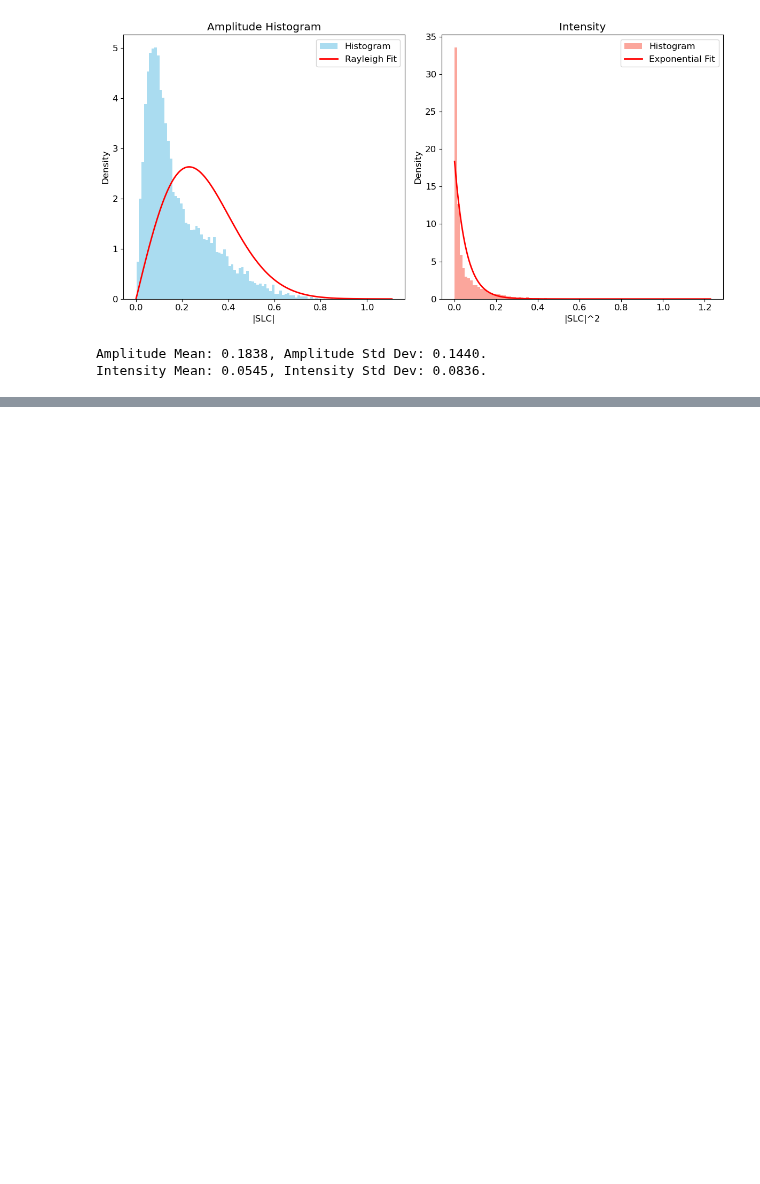
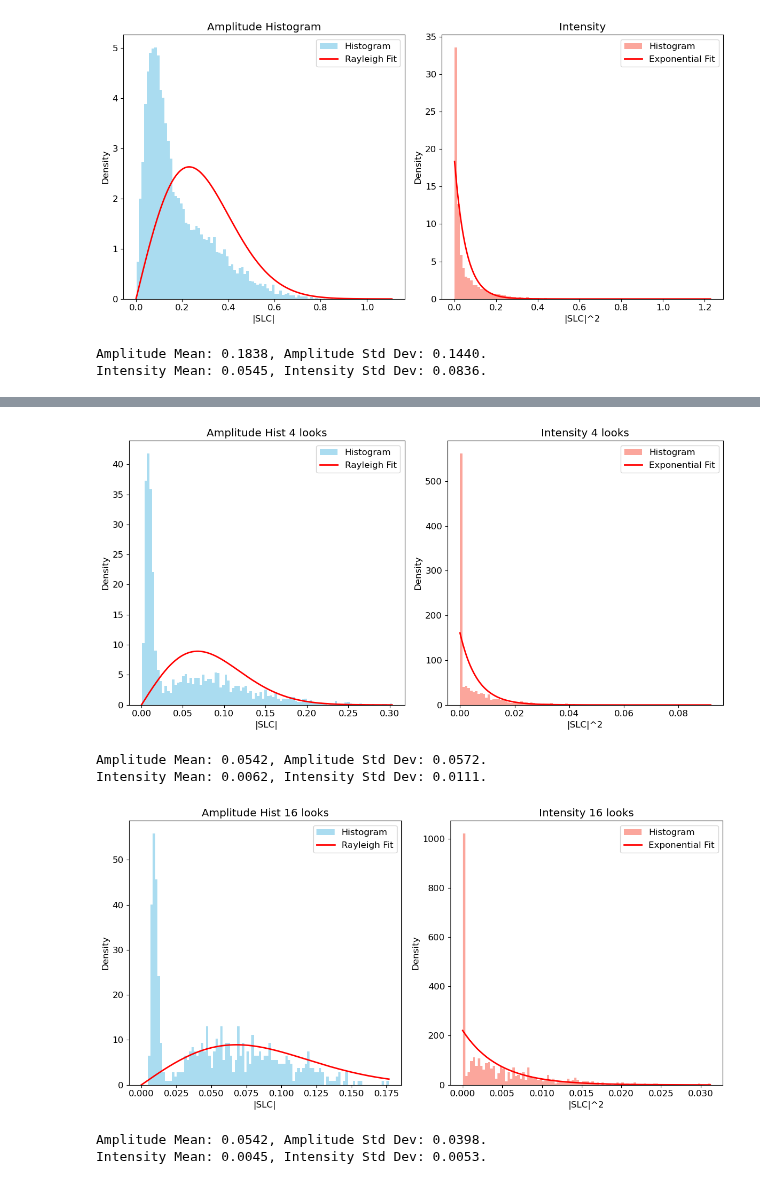
Before and after one commit to debnovalina/PPESO-Practical, a Jupyter notebook: Paco2.ipynb, the cells around one changed output, grey strips where cells are left out. Drawn from its saved outputs; the diff is of its cells as text; code cells hidden in the pictures; blank space fills up the shorter version.

```diff
--- a/Paco2.ipynb
+++ b/Paco2.ipynb
@@ -510,0 +569,16 @@ plt.colorbar()
+# %%
+#The different case:
+
+#1 Let is try it, this shows the pattern without speckle
+cbrd_nrcs = chessboard_nrcs(shape, 0.01, 0.1, square_size)
+
+# Now to simulate an SAR image we need to multiply the random speckle by the deterministic pattern:
+cbrd_slc  = np.sqrt(cbrd_nrcs/2) * (np.random.randn(50,200) + 1j*np.random.randn(50,200))
+
+# We can do some multilooking
+# Naz = 1 Nrg = 4
+cbrd_int_4looks = moving_average(np.abs(cbrd_slc)**2, 1, 4, downsample=True)
+
+# 16 looks
+# Naz = 2 Nrg = 8
+cbrd_int_16looks = moving_average(np.abs(cbrd_slc)**2, 2, 8, downsample=True)
@@ -510,0 +589,13 @@ plt.colorbar()
+# %%
+shape = (50, 50)
+plot_wo_speckle = plot_hist_Rayl_exp(cbrd_int_4looks, shape, 1, 4)
+
+shape = (25, 25)
+plot_wo_speckle = plot_hist_Rayl_exp(cbrd_int_16looks, shape, 2, 8)
+# %% [output]
+[figure, added]
+Amplitude Mean: 0.0542, Amplitude Std Dev: 0.0572.
+Intensity Mean: 0.0062, Intensity Std Dev: 0.0111.
+[figure, added]
+Amplitude Mean: 0.0542, Amplitude Std Dev: 0.0398.
+Intensity Mean: 0.0045, Intensity Std Dev: 0.0053.
```
Also changed, not shown: parts of 3 cells of this notebook.
